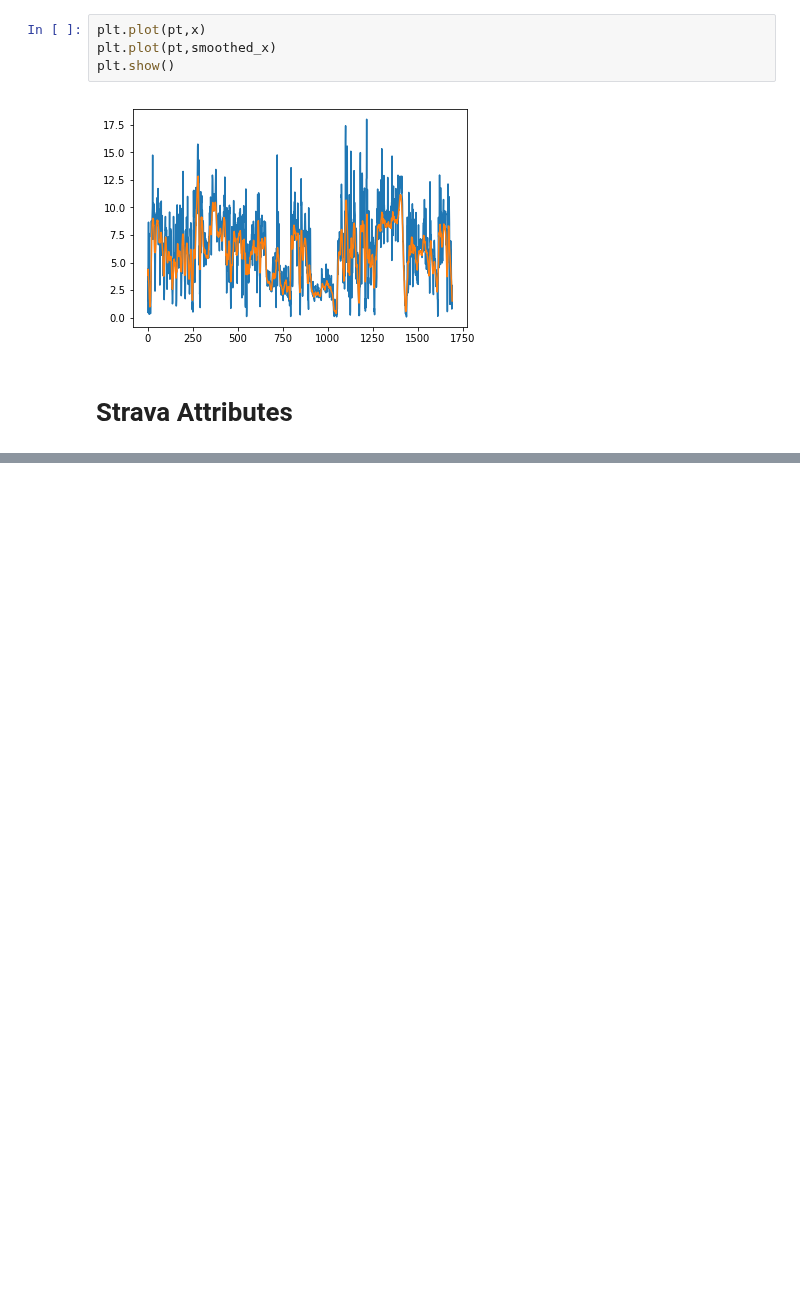
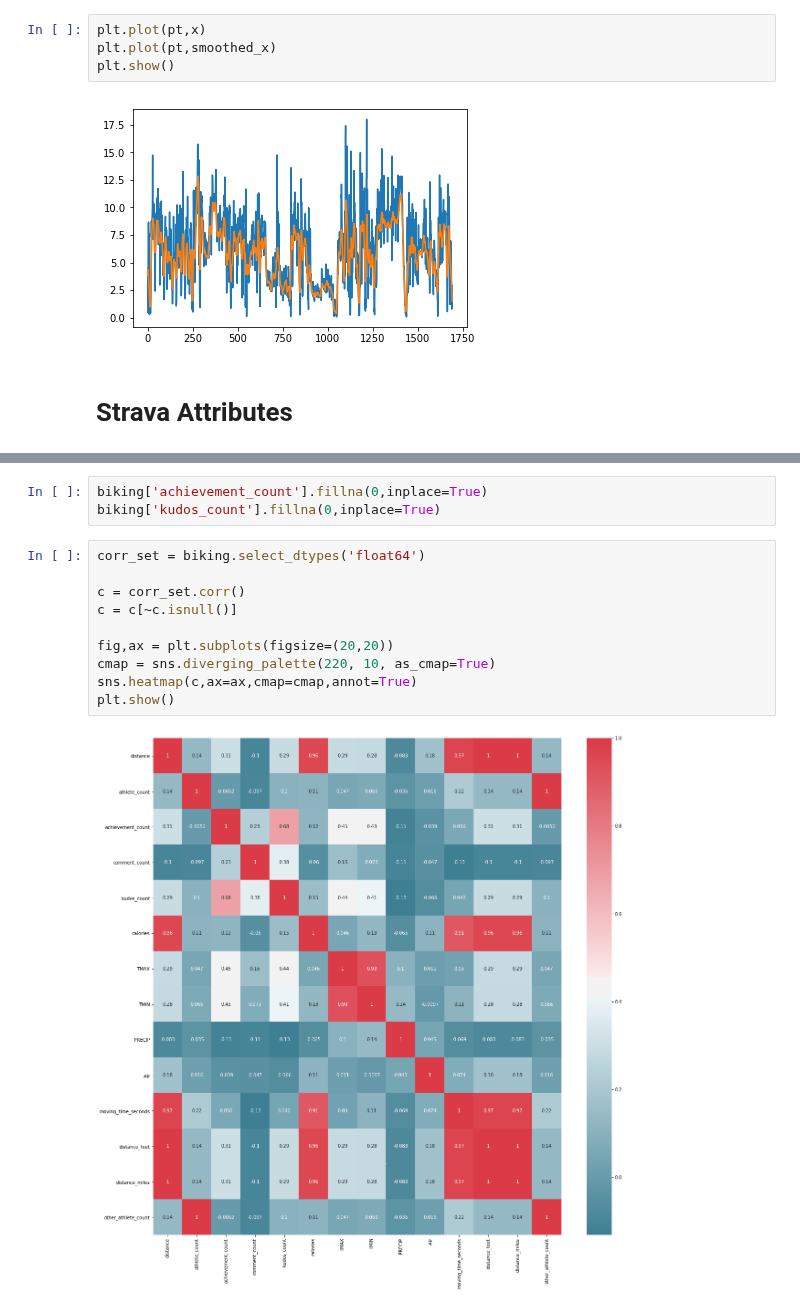
Before and after one commit to rwinklerwilkes/Strava, a Jupyter notebook: Strava.ipynb, the cells around one changed output, grey strips where cells are left out. Saved outputs shown, nothing was run; the diff lists cells and outputs as text; blank space fills up the shorter version.

```diff
--- a/Strava.ipynb
+++ b/Strava.ipynb
@@ -531,0 +672,15 @@ activities.groupby('')
+# %%
+biking['achievement_count'].fillna(0,inplace=True)
+biking['kudos_count'].fillna(0,inplace=True)
+# %%
+corr_set = biking.select_dtypes('float64')
+
+c = corr_set.corr()
+c = c[~c.isnull()]
+
+fig,ax = plt.subplots(figsize=(20,20))
+cmap = sns.diverging_palette(220, 10, as_cmap=True)
+sns.heatmap(c,ax=ax,cmap=cmap,annot=True)
+plt.show()
+# %% [output]
+[figure, added]
```
Also changed, not shown: parts of 64 cells of this notebook, 1 other file.
